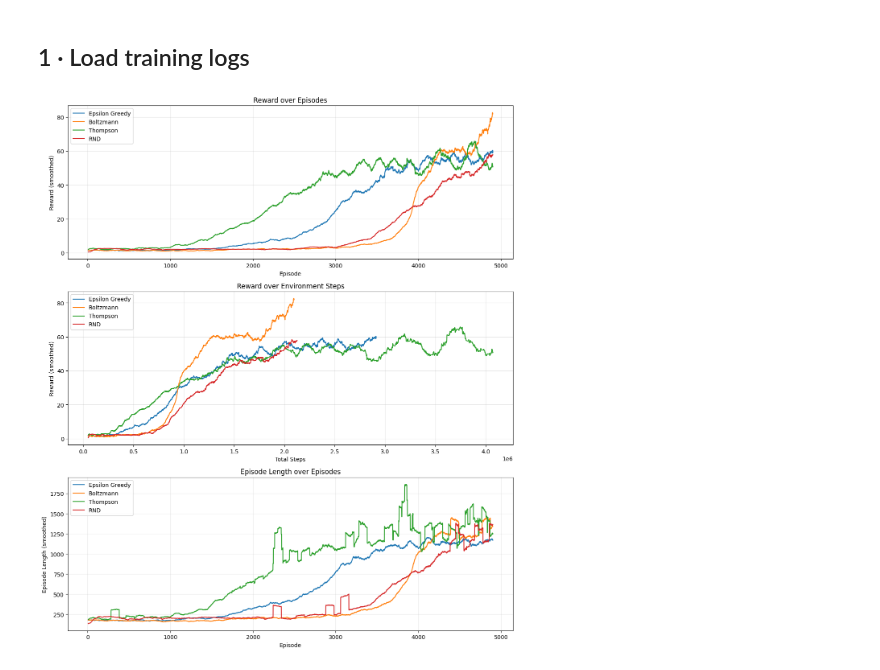
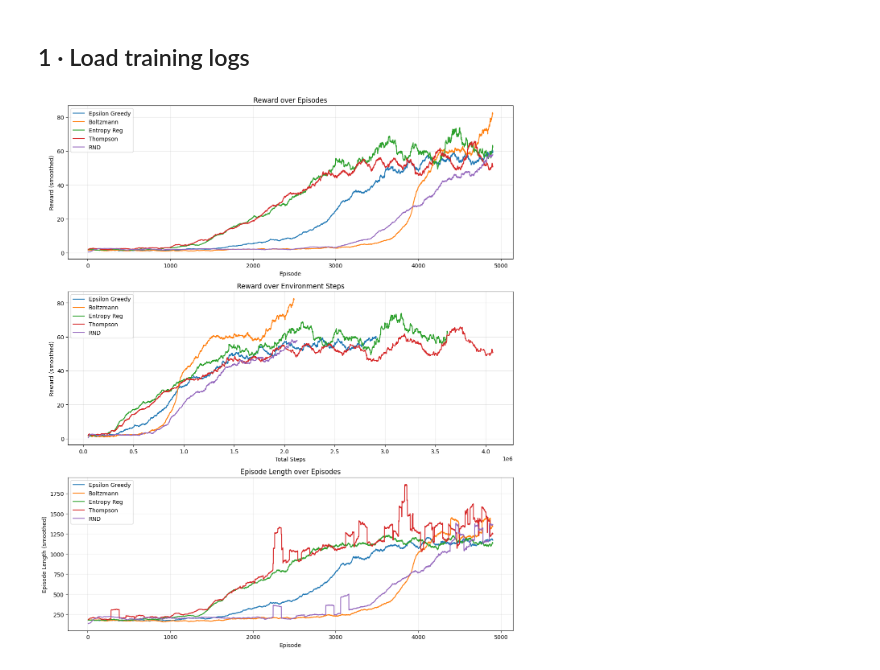
Before and after one commit to benatfroemming/exploration, a Jupyter notebook: results.ipynb, the cells around one changed output. Saved outputs shown, nothing was run; the diff lists cells and outputs as text; code cells hidden in the pictures.

Commit message:
Add entropy results

```diff
--- a/results.ipynb
+++ b/results.ipynb
@@ -18,12 +18,14 @@ import numpy as np
 
 EPSILON_GREEDY_DIR = '/content/drive/MyDrive/Exploration/EpsilonGreedy/'
 BOLTZMANN_DIR      = '/content/drive/MyDrive/Exploration/Boltzmann/'
+ENTROPY_DIR       = '/content/drive/MyDrive/Exploration/EntropyReg/'
 THOMPSON_DIR       = '/content/drive/MyDrive/Exploration/Thompson/'
 RND_DIR            = '/content/drive/MyDrive/Exploration/RND/'
 
 experiments = [
     ("Epsilon Greedy", EPSILON_GREEDY_DIR),
     ("Boltzmann", BOLTZMANN_DIR),
+    ("Entropy Reg", ENTROPY_DIR),
     ("Thompson", THOMPSON_DIR),
     ("RND", RND_DIR),
 ]
@@ -156,31 +158,31 @@ for label, directory in experiments:
         all_episodes[:len(len_mean)],
         len_mean - len_std,
         len_mean + len_std,
         alpha=0.2
     )
 
 ax_rew_ep.set_title("Reward over Episodes")
 ax_rew_ep.set_xlabel("Episode")
 ax_rew_ep.set_ylabel("Reward (smoothed)")
 ax_rew_ep.grid(True, alpha=0.3)
 
 ax_rew_step.set_title("Reward over Environment Steps")
 ax_rew_step.set_xlabel("Total Steps")
 ax_rew_step.set_ylabel("Reward (smoothed)")
 ax_rew_step.grid(True, alpha=0.3)
 
 ax_len_ep.set_title("Episode Length over Episodes")
 ax_len_ep.set_xlabel("Episode")
 ax_len_ep.set_ylabel("Episode Length (smoothed)")
 ax_len_ep.grid(True, alpha=0.3)
 
 # Clean legends
 for ax in axes:
     handles, labels = ax.get_legend_handles_labels()
     unique = dict(zip(labels, handles))
     ax.legend(unique.values(), unique.keys())
 
 plt.tight_layout()
 plt.show()
 # %% [output]
-[figure, old version]
+[figure, new version]
```
Also changed, not shown: 1 other file.
